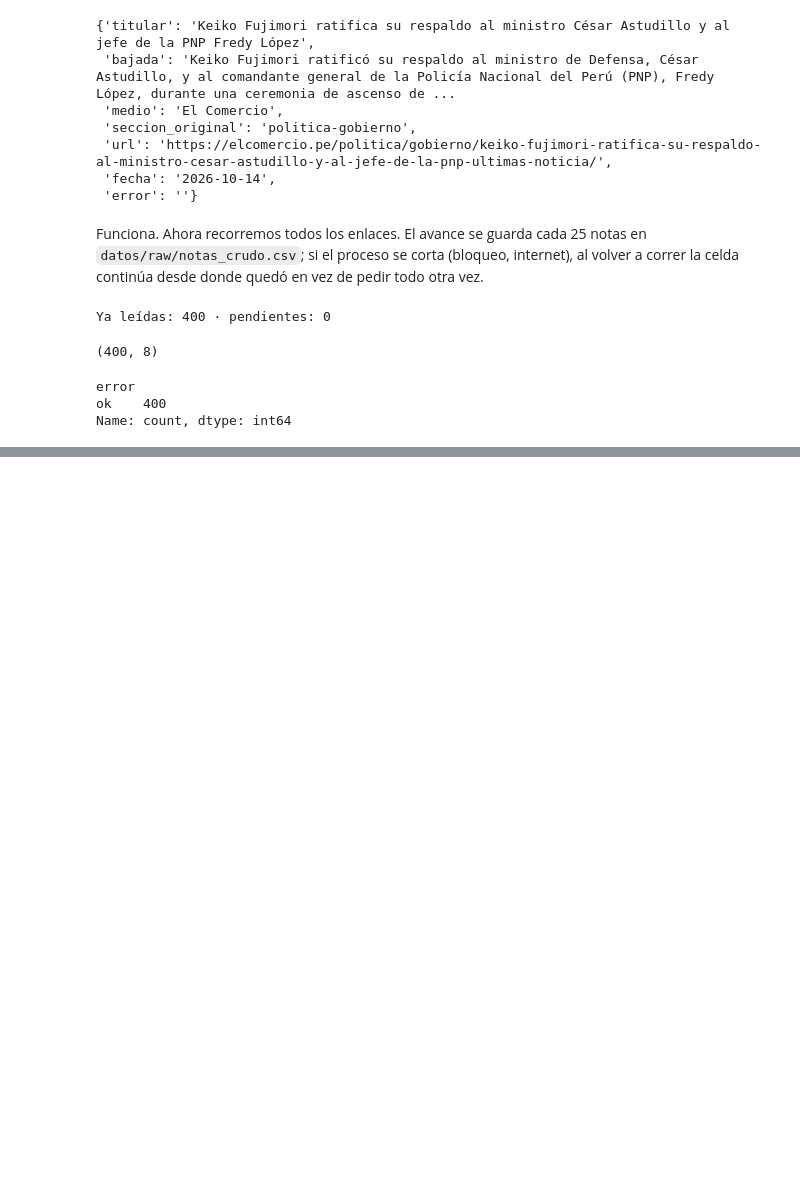
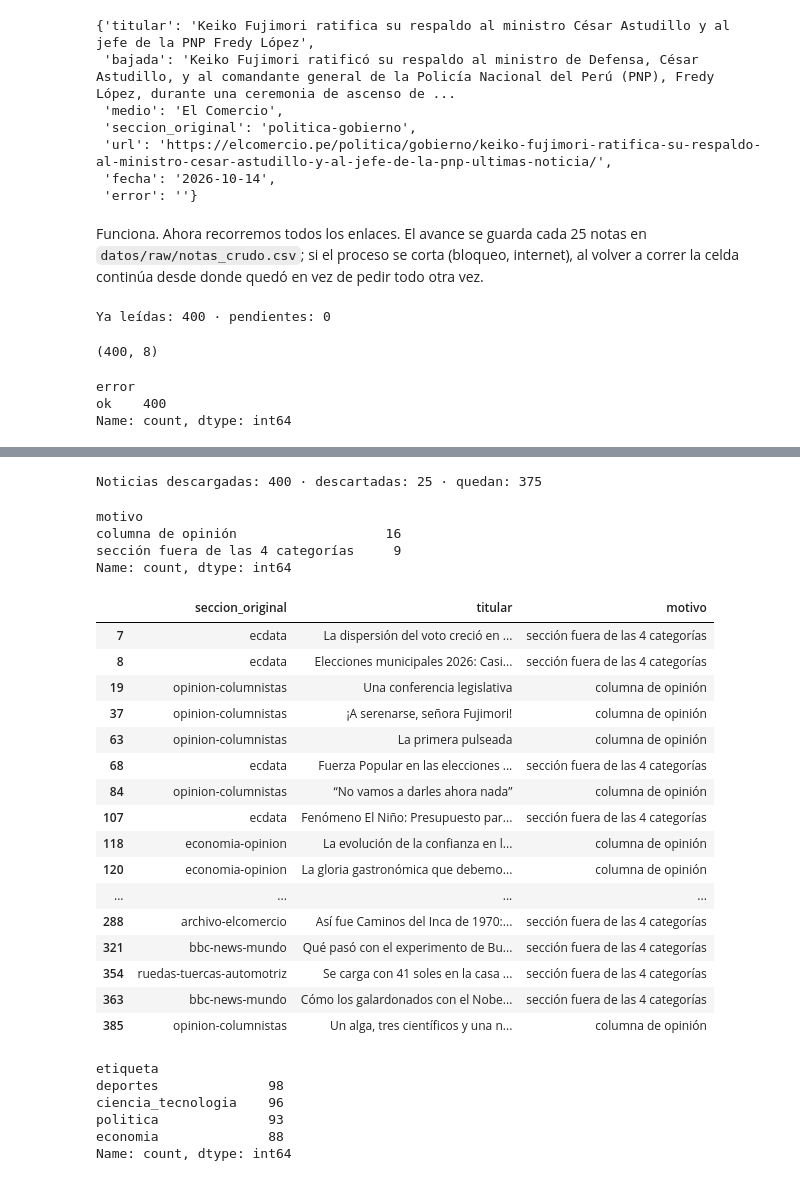
Before and after one commit to nicosil02/Python-Intermedio, a Jupyter notebook: tarea_1/01_recoleccion.ipynb, the cells around one changed output, grey strips where cells are left out. Cells and saved outputs as stored; diff of their text form; code cells hidden in the pictures; blank space fills up the shorter version.

```diff
--- a/tarea_1/01_recoleccion.ipynb
+++ b/tarea_1/01_recoleccion.ipynb
@@ -169,0 +208,24 @@ crudo.head()
+# %%
+def categoria(seccion):
+    if "opinion" in seccion:
+        return None
+    if seccion.startswith("deporte-total"):
+        return "deportes"
+    if seccion.startswith("politica") or seccion == "elecciones":
+        return "politica"
+    if seccion.startswith("economia"):
+        return "economia"
+    if seccion.startswith("tecnologia") or seccion == "eldominical-ciencia":
+        return "ciencia_tecnologia"
+    return None
+
+df["etiqueta"] = df["seccion_original"].map(categoria)
+df.loc[df["url"].str.contains("-opinion-"), "etiqueta"] = None
+
+equivalencias = (
+    df.groupby("seccion_original", dropna=False)
+    .agg(etiqueta=("etiqueta", "first"), noticias=("url", "size"))
+    .fillna({"etiqueta": "— descartada —"})
+    .sort_values(["etiqueta", "noticias"], ascending=[True, False])
+)
+equivalencias
@@ -169,0 +251,47 @@ crudo.head()
+# %%
+fuera = df["etiqueta"].isna()
+es_opinion = df["seccion_original"].str.contains("opinion") | df["url"].str.contains("-opinion-")
+motivo = es_opinion[fuera].map(
+    {True: "columna de opinión", False: "sección fuera de las 4 categorías"}
+)
+descartes.append(df[fuera].assign(motivo=motivo))
+df = df[~fuera]
+
+descartes = pd.concat(descartes)
+print(f"Noticias descargadas: {len(crudo)} · descartadas: {len(descartes)} · quedan: {len(df)}")
+descartes["motivo"].value_counts()
+# %% [output]
+Noticias descargadas: 400 · descartadas: 25 · quedan: 375
+motivo
+columna de opinión                   16
+sección fuera de las 4 categorías     9
+Name: count, dtype: int64
+# %%
+descartes[["seccion_original", "titular", "motivo"]]
+# %% [output]
+|  | seccion_original | titular | motivo |
+| 7 | ecdata | La dispersión del voto creció en ... | sección fuera de las 4 categorías |
+| 8 | ecdata | Elecciones municipales 2026: Casi... | sección fuera de las 4 categorías |
+| 19 | opinion-columnistas | Una conferencia legislativa | columna de opinión |
+| 37 | opinion-columnistas | ¡A serenarse, señora Fujimori! | columna de opinión |
+| 63 | opinion-columnistas | La primera pulseada | columna de opinión |
+| 68 | ecdata | Fuerza Popular en las elecciones ... | sección fuera de las 4 categorías |
+| 84 | opinion-columnistas | “No vamos a darles ahora nada” | columna de opinión |
+| 107 | ecdata | Fenómeno El Niño: Presupuesto par... | sección fuera de las 4 categorías |
+| 118 | economia-opinion | La evolución de la confianza en l... | columna de opinión |
+| 120 | economia-opinion | La gloria gastronómica que debemo... | columna de opinión |
+| ... | ... | ... | ... |
+| 288 | archivo-elcomercio | Así fue Caminos del Inca de 1970:... | sección fuera de las 4 categorías |
+| 321 | bbc-news-mundo | Qué pasó con el experimento de Bu... | sección fuera de las 4 categorías |
+| 354 | ruedas-tuercas-automotriz | Se carga con 41 soles en la casa ... | sección fuera de las 4 categorías |
+| 363 | bbc-news-mundo | Cómo los galardonados con el Nobe... | sección fuera de las 4 categorías |
+| 385 | opinion-columnistas | Un alga, tres científicos y una n... | columna de opinión |
+# %%
+df["etiqueta"].value_counts()
+# %% [output]
+etiqueta
+deportes              98
+ciencia_tecnologia    96
+politica              93
+economia              88
+Name: count, dtype: int64
```
Also changed, not shown: parts of 17 cells of this notebook, 1 other file.
